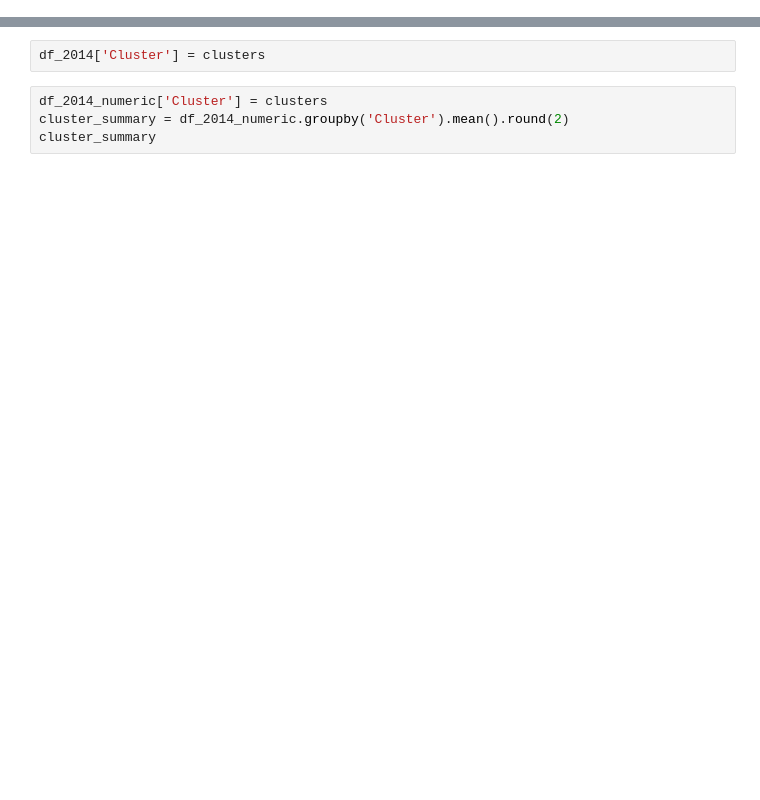
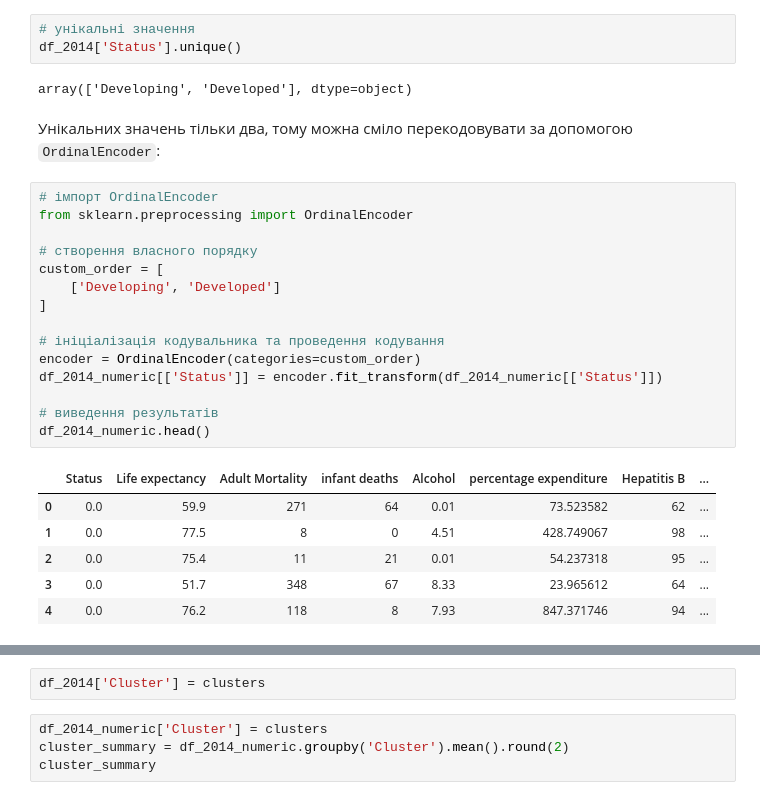
Before and after one commit to dmuman/ML-labs, a Jupyter notebook: ir/ir_3var.ipynb, the cells around one changed output, grey strips where cells are left out. Saved outputs shown, nothing was run; the diff lists cells and outputs as text; blank space fills up the shorter version.

```diff
--- a/ir/ir_3var.ipynb
+++ b/ir/ir_3var.ipynb
@@ -168,0 +103,29 @@ Name: PC11, dtype: float64
+# %%
+# унікальні значення
+df_2014['Status'].unique()
+# %% [output]
+array(['Developing', 'Developed'], dtype=object)
+# %% [markdown]
+Унікальних значень тільки два, тому можна сміло перекодовувати за допомогою `OrdinalEncoder`:
+# %%
+# імпорт OrdinalEncoder
+from sklearn.preprocessing import OrdinalEncoder
+
+# створення власного порядку
+custom_order = [
+    ['Developing', 'Developed']
+]
+
+# ініціалізація кодувальника та проведення кодування
+encoder = OrdinalEncoder(categories=custom_order)
+df_2014_numeric[['Status']] = encoder.fit_transform(df_2014_numeric[['Status']])
+
+# виведення результатів
+df_2014_numeric.head()
+# %% [output]
+|  | Status | Life expectancy | Adult Mortality | infant deaths | Alcohol | percentage expenditure | Hepatitis B | ... |
+| 0 | 0.0 | 59.9 | 271 | 64 | 0.01 | 73.523582 | 62 | ... |
+| 1 | 0.0 | 77.5 | 8 | 0 | 4.51 | 428.749067 | 98 | ... |
+| 2 | 0.0 | 75.4 | 11 | 21 | 0.01 | 54.237318 | 95 | ... |
+| 3 | 0.0 | 51.7 | 348 | 67 | 8.33 | 23.965612 | 64 | ... |
+| 4 | 0.0 | 76.2 | 118 | 8 | 7.93 | 847.371746 | 94 | ... |
```
Also changed, not shown: parts of 40 cells of this notebook.
